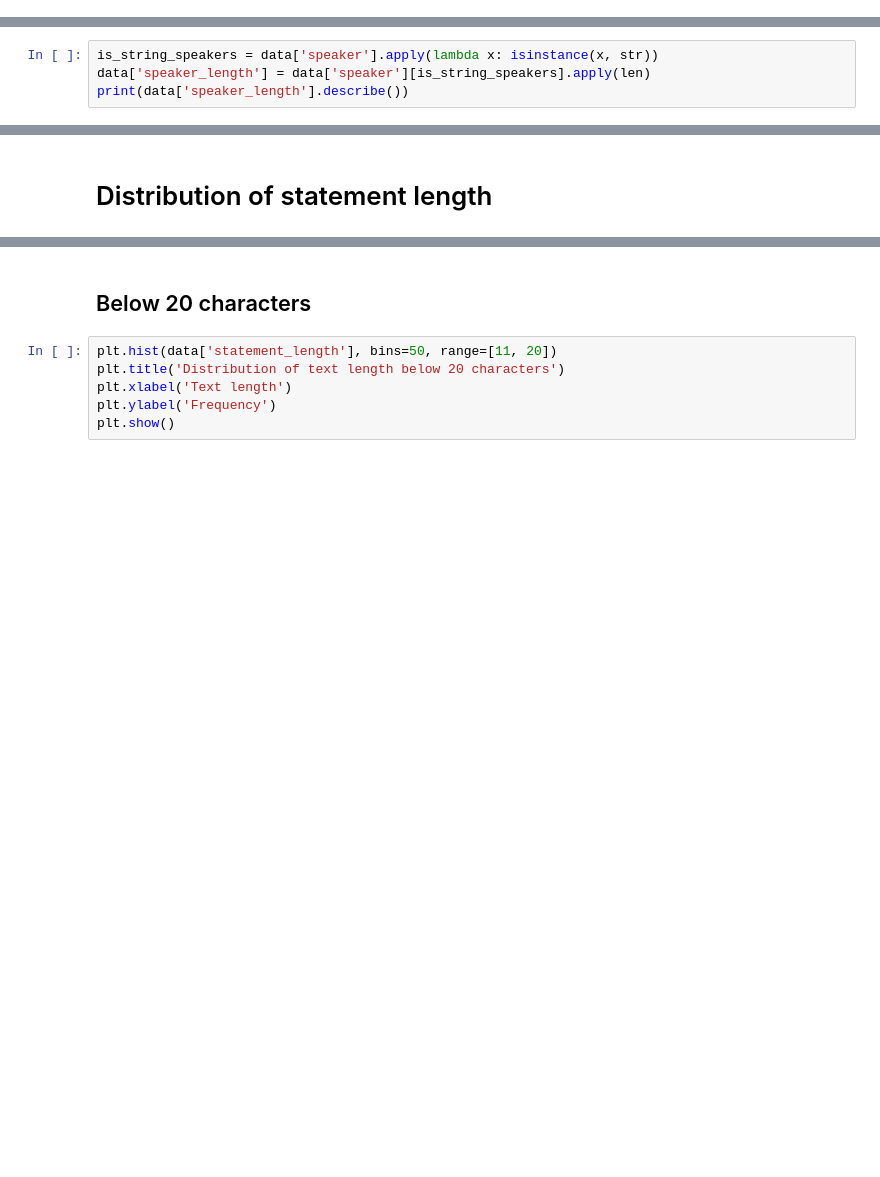
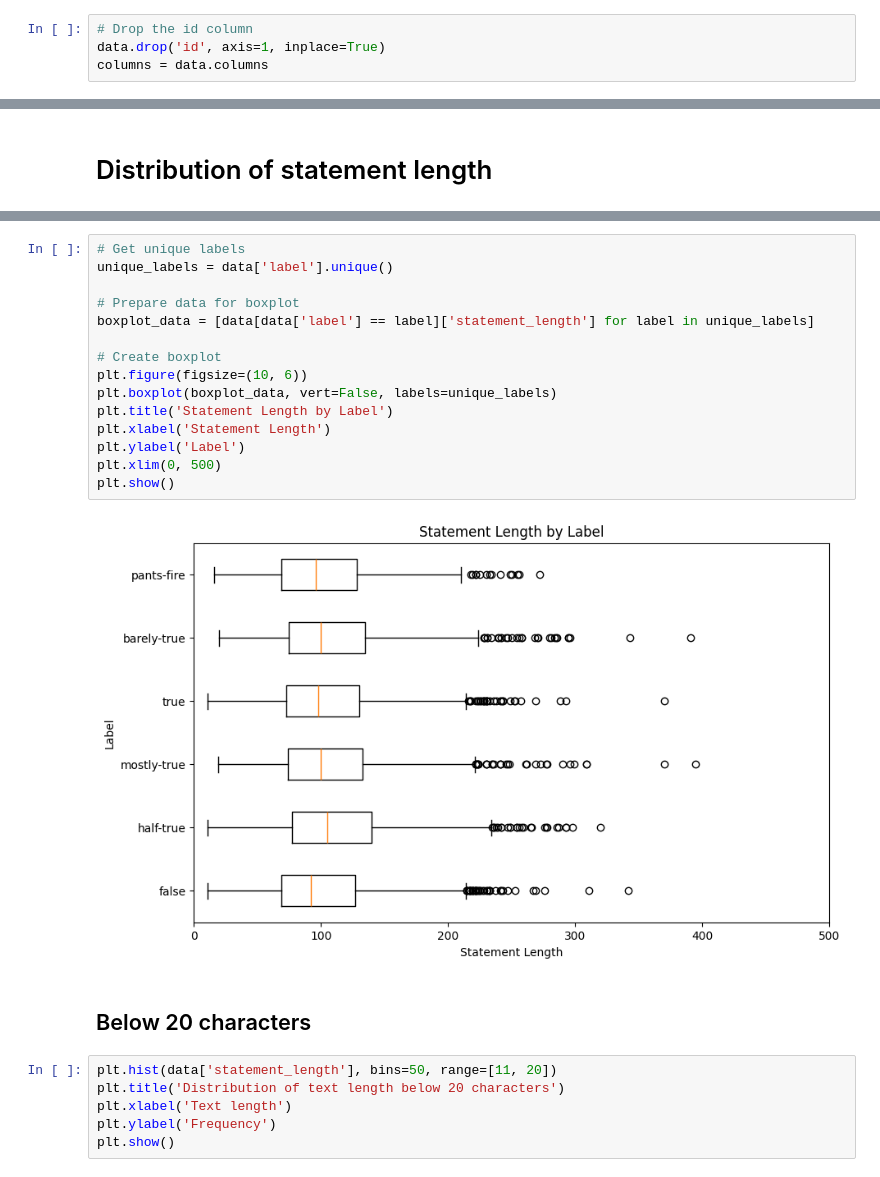
Before and after one commit to Kkrommm24/Fake_News_Detection, a Jupyter notebook: Explore/explore-liar.ipynb, the cells around one changed output, grey strips where cells are left out. Cells and saved outputs as stored; diff of their text form; blank space fills up the shorter version.

```diff
--- a/Explore/explore-liar.ipynb
+++ b/Explore/explore-liar.ipynb
@@ -27,5 +26,9 @@ data.head()
 | 2 | 324.json | mostly-true | Hillary Clinton agrees with John ... | foreign-policy | barack-obama | President | Illinois | democrat | ... |
 | 3 | 1123.json | false | Health care reform legislation is... | health-care | blog-posting | NaN | NaN | none | ... |
 | 4 | 9028.json | half-true | The economic turnaround started a... | economy,jobs | charlie-crist | NaN | Florida | democrat | ... |
+# %%
+# Drop the id column
+data.drop('id', axis=1, inplace=True)
+columns = data.columns
 # %%
 print(data['label'].value_counts())
@@ -59,4 +102,0 @@ print("Count of values that not a string value in 'speaker':", non_string_speake
-# %%
-is_string_speakers = data['speaker'].apply(lambda x: isinstance(x, str))
-data['speaker_length'] = data['speaker'][is_string_speakers].apply(len)
-print(data['speaker_length'].describe())
@@ -104,3 +160,20 @@ print(data[data['label'] == 'true']['statement_length'].describe())
+# %%
+# Get unique labels
+unique_labels = data['label'].unique()
+
+# Prepare data for boxplot
+boxplot_data = [data[data['label'] == label]['statement_length'] for label in unique_labels]
+
+# Create boxplot
+plt.figure(figsize=(10, 6))
+plt.boxplot(boxplot_data, vert=False, labels=unique_labels)
+plt.title('Statement Length by Label')
+plt.xlabel('Statement Length')
+plt.ylabel('Label')
+plt.xlim(0, 500)
+plt.show()
+# %% [output]
+[figure, added]
 # %% [markdown]
 ## Below 20 characters
 # %%
```
Also changed, not shown: parts of 40 cells of this notebook.
